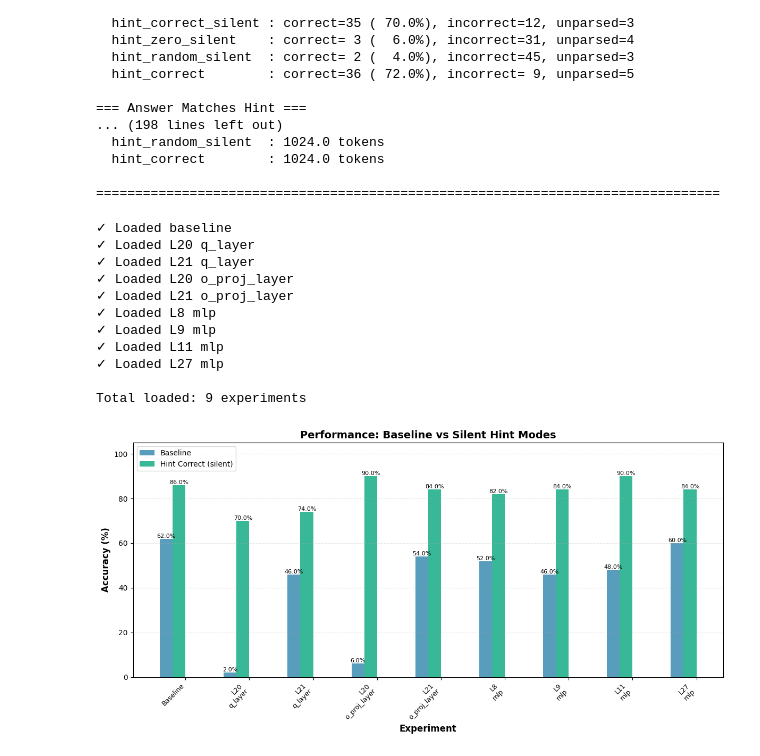
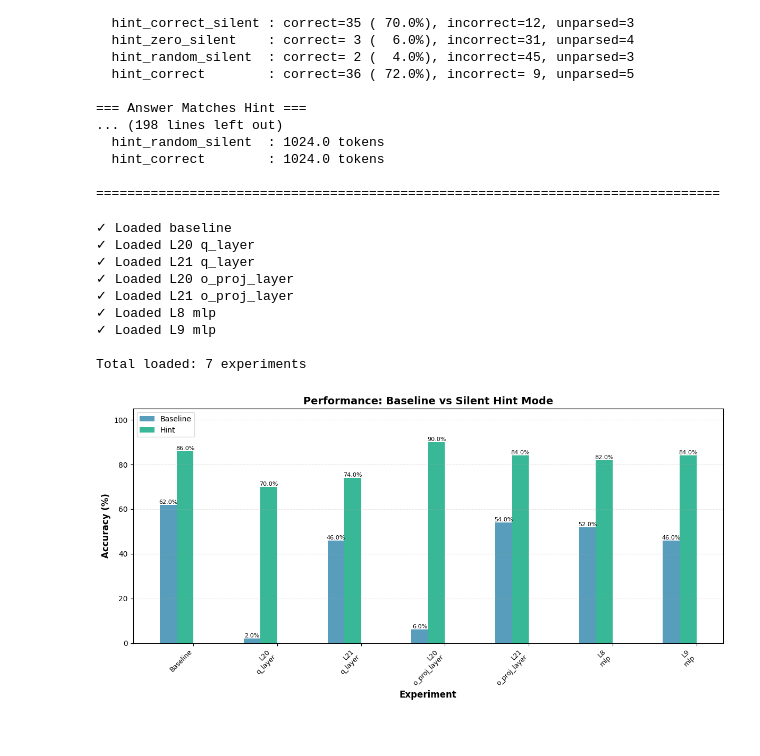
Before and after one commit to vrathi101/mats_10.0_app, a Jupyter notebook: gsm8k_ablation_rollouts.ipynb, the cells around one changed output. Cells and saved outputs as stored; diff of their text form; code cells hidden in the pictures.

```diff
--- a/gsm8k_ablation_rollouts.ipynb
+++ b/gsm8k_ablation_rollouts.ipynb
@@ -517,7 +517,7 @@ RESULTS: Layer 20, Mode: q_layer (full layer)
 # Instead of recomputing, load pre-computed results by specifying which layers/types you want
 # This automatically constructs the correct file paths based on your layer indices
 
-def load_results_from_indices(q_layers=None, o_proj_layers=None, mlp_layers=None,
+def load_results_from_indices(output_folder, q_layers=None, o_proj_layers=None, mlp_layers=None,
                                residual_layers=None, include_baseline=True):
     """
     Load results from JSONL files based on layer indices.
@@ -537,12 +537,12 @@ def load_results_from_indices(q_layers=None, o_proj_layers=None, mlp_layers=None
     # Helper to build file path
     def get_file_path(layer_idx, ablation_mode, head_idx=None):
         if ablation_mode == "none":
-            return os.path.join(OUTPUT_FOLDER, "baseline.jsonl")
+            return os.path.join(output_folder, "baseline.jsonl")
         if head_idx is not None:
             exp_name = f"L{layer_idx}H{head_idx}_{ablation_mode}"
         else:
             exp_name = f"L{layer_idx}_{ablation_mode}"
-        return os.path.join(OUTPUT_FOLDER, f"{exp_name}_n{N_PROBLEMS}_tok{MAX_NEW_TOKENS}.jsonl")
+        return os.path.join(output_folder, f"{exp_name}_n{N_PROBLEMS}_tok{MAX_NEW_TOKENS}.jsonl")
 
     # Load baseline
     if include_baseline:
@@ -604,10 +604,11 @@ def load_results_from_indices(q_layers=None, o_proj_layers=None, mlp_layers=None
 
 # Example: Load all the experiments you had configured
 results = load_results_from_indices(
-    q_layers=q_layer_indices,           # [0, 20, 21]
-    o_proj_layers=o_proj_layer_indices, # [0, 20, 21]
-    mlp_layers=mlp_layer_indices,       # [1, 8, 9, 11, 27]
-    residual_layers=residual_layer_indices,  # [8,9,10,11,12,20,21,22,27]
+    output_folder="n50_tok1024_rollouts/greedy_no_cot/ablate_just_decode_tokens/",
+    q_layers=[20,21],           # [0, 20, 21]
+    o_proj_layers=[20,21], # [0, 20, 21]
+    mlp_layers=[8,9],       # [1, 8, 9, 11, 27]
+    residual_layers=[],  # [8,9,10,11,12,20,21,22,27]
     include_baseline=True
 )
 
@@ -625,10 +626,8 @@ results = load_results_from_indices(
 ✓ Loaded L21 o_proj_layer
 ✓ Loaded L8 mlp
 ✓ Loaded L9 mlp
-✓ Loaded L11 mlp
-✓ Loaded L27 mlp
 
-Total loaded: 9 experiments
+Total loaded: 7 experiments
 # %%
 # ============================================================================
 # VISUALIZATION: Baseline vs Silent Hint Modes
@@ -685,33 +684,33 @@ def visualize_performance(results):
     fig, ax = plt.subplots(figsize=(max(12, len(results) * 0.8), 6))
 
     x = np.arange(len(exp_labels))
     width = 0.2
 
     bars1 = ax.bar(x - 1.5*width, [d["baseline"] for d in exp_data], width,
                     label="Baseline", color="#2E86AB", alpha=0.8)
     bars2 = ax.bar(x - 0.5*width, [d["hint_correct"] for d in exp_data], width,
-                    label="Hint Correct (silent)", color="#06A77D", alpha=0.8)
+                    label="Hint", color="#06A77D", alpha=0.8)
 
     ax.set_xlabel("Experiment", fontsize=12, fontweight="bold")
     ax.set_ylabel("Accuracy (%)", fontsize=12, fontweight="bold")
-    ax.set_title("Performance: Baseline vs Silent Hint Modes", fontsize=14, fontweight="bold")
+    ax.set_title("Performance: Baseline vs Silent Hint Mode", fontsize=14, fontweight="bold")
     ax.set_xticks(x)
     ax.set_xticklabels(exp_labels, rotation=45, ha="right", fontsize=9)
     ax.legend(loc="upper left", fontsize=10)
     ax.grid(axis="y", alpha=0.3, linestyle="--")
     ax.set_ylim([0, 105])
 
     # Add value labels on bars
     for bars in [bars1, bars2]:
         for bar in bars:
             height = bar.get_height()
             ax.text(bar.get_x() + bar.get_width()/2., height,
                    f'{height:.1f}%',
                    ha='center', va='bottom', fontsize=8)
 
     plt.tight_layout()
     plt.show()
 
 visualize_performance(results)
 # %% [output]
-[figure, old version]
+[figure, new version]
```
Also changed, not shown: 5 other files.
